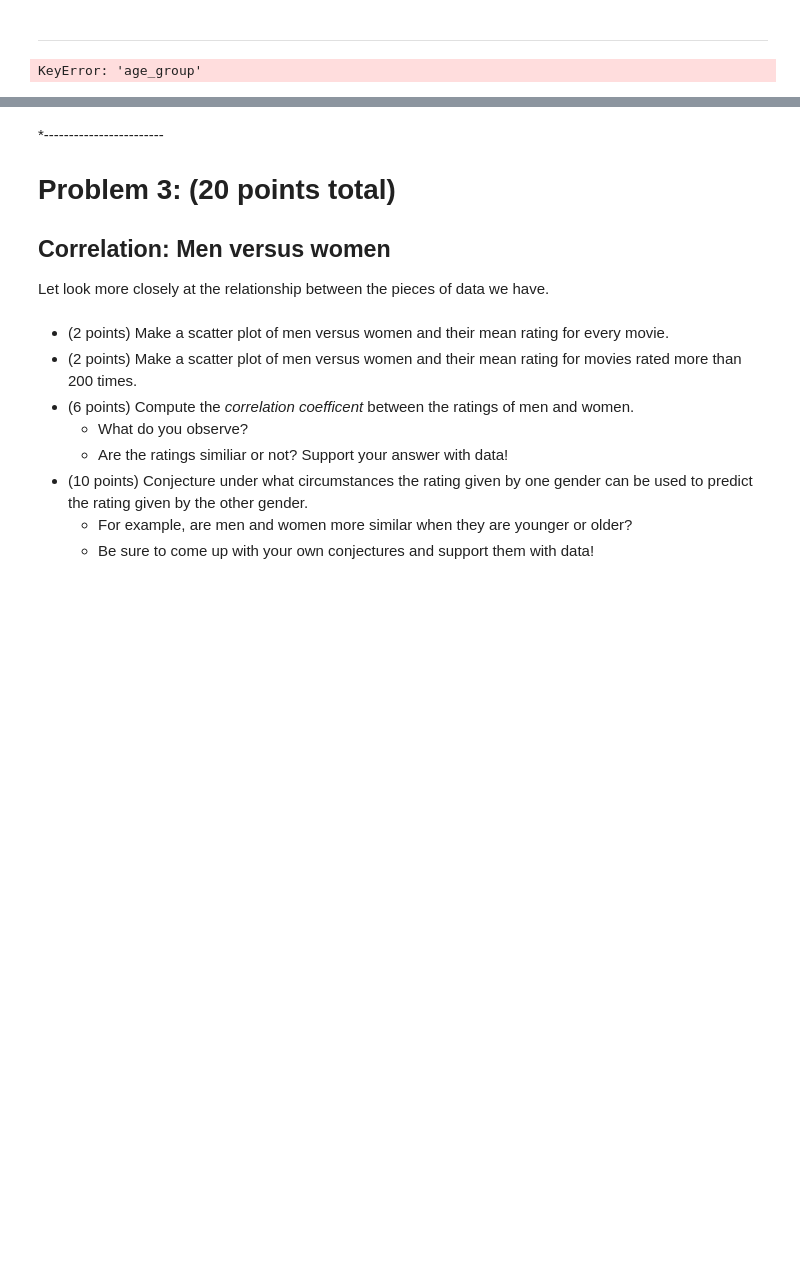
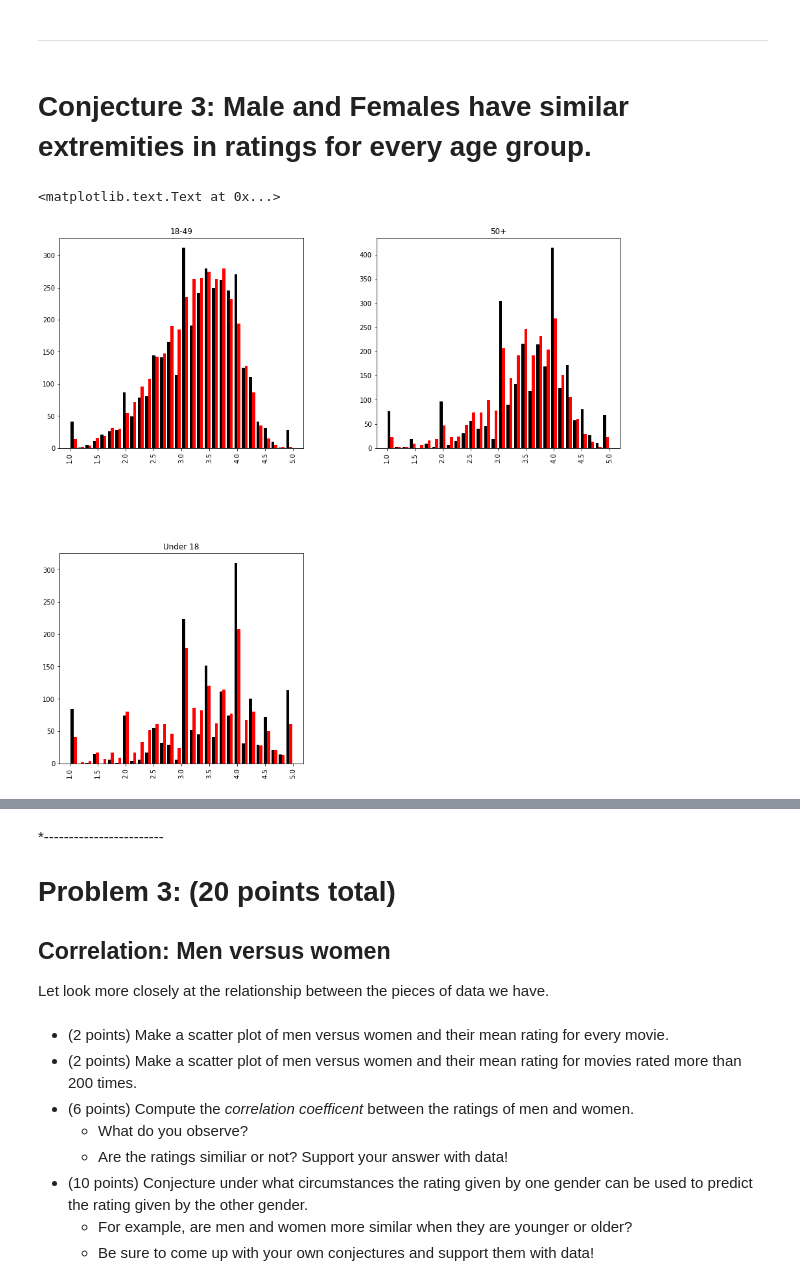
Before and after one commit to DS501-17F-Team14/Case-Study-2, a Jupyter notebook: Team-14-CaseStudy2.ipynb, the cells around one changed output, grey strips where cells are left out. Drawn from its saved outputs; the diff is of its cells as text; code cells hidden in the pictures; blank space fills up the shorter version.

```diff
--- a/Team-14-CaseStudy2.ipynb
+++ b/Team-14-CaseStudy2.ipynb
@@ -1042,10 +1065,16 @@ KeyError: 'us_census_region'
 # %% [markdown]
 ---
+# %% [markdown]
+Conjecture 3: Male and Females have similar extremities in ratings for every age group.
+==
 # %%
-# test - mukund conjecture... plot histogram for average rating by age_group and gender
+
 %matplotlib inline
 plt.rcParams['figure.figsize'] = (15, 15)
 table3 = conjecture_merged_data.pivot_table('rating', index=['movie_id','age_group'], columns='gender', aggfunc='mean')
-table3.hist(bins=100, by='age_group', color=['black','red'],label=['M','F'],sharex=True, sharey=True)
+table3.hist(bins=30, by='age_group', color=['black','red'],label=['M','F'],sharex=False, sharey=False)
+pylab.xlabel('Ratings')
+pylab.ylabel('Number of Ratings')
 # %% [output]
-KeyError: 'age_group'
+<matplotlib.text.Text at 0x...>
+[figure, added]
```
Also changed, not shown: parts of 11 cells of this notebook.
